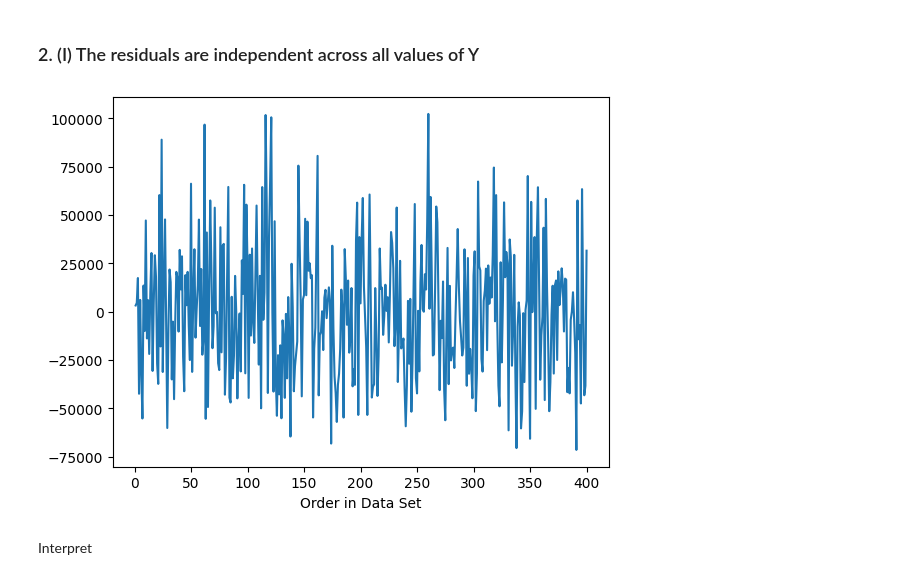
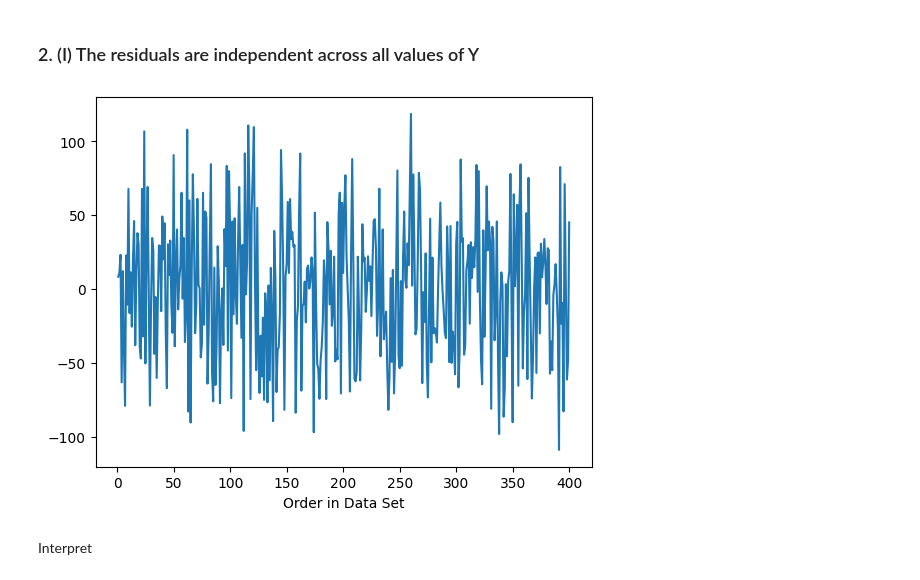
Before and after one commit to ksbuffaloe/Data-5600, a Jupyter notebook: 01_project/SCRIPTS/tech_employee_salary.ipynb, the cells around one changed output. Cells and saved outputs as stored; diff of their text form; code cells hidden in the pictures.

```diff
--- a/01_project/SCRIPTS/tech_employee_salary.ipynb
+++ b/01_project/SCRIPTS/tech_employee_salary.ipynb
@@ -433,7 +433,7 @@ Notes:
 [1] Standard Errors assume that the covariance matrix of the errors is correctly specified.
 # %%
 #add the residuals and the fitted values to our dataframe
-emp_trim['residuals_trans'] = res_trans.resid
+emp_trim['res_trans'] = res_trans.resid
 emp_trim['fittedvalues_trans'] = res_trans.fittedvalues
 emp_trim.head()
 # %% [output]
@@ -492,11 +493,11 @@ Interpret here
 ### 2. (I) The residuals are independent across all values of Y
 # %%
 x_values = range(1, len(emp_trim) + 1)
-plt.plot(x_values, emp_trim['res_raw'], linestyle='-')
+plt.plot(x_values, emp_trim['res_trans'], linestyle='-')
 plt.xlabel("Order in Data Set")
 plt.show()
 # %% [output]
-[figure, old version]
+[figure, new version]
 # %% [markdown]
 Interpret
 # %% [markdown]
```
Also changed, not shown: parts of 13 cells of this notebook.
